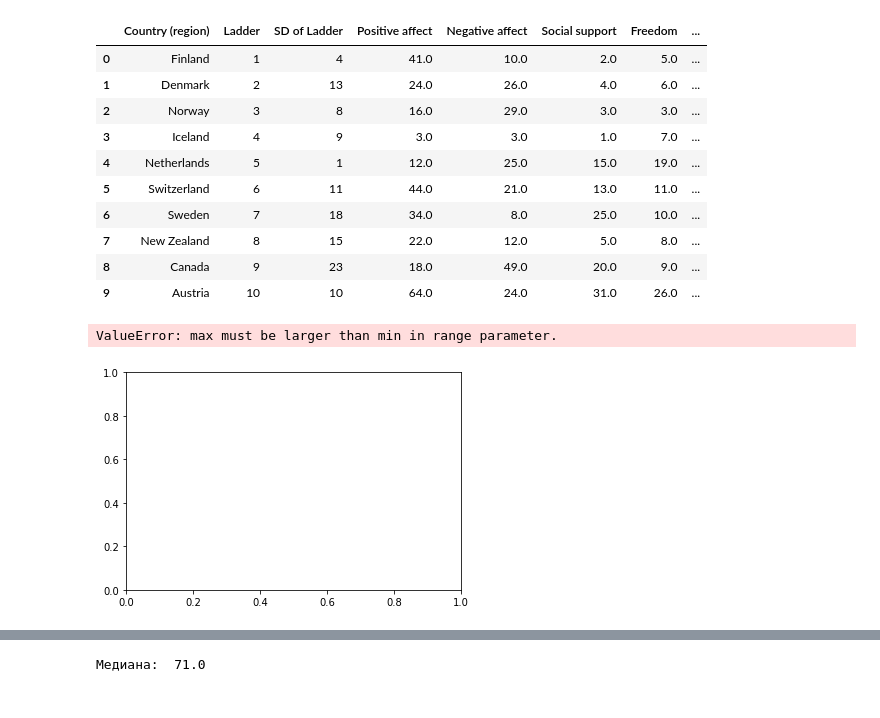
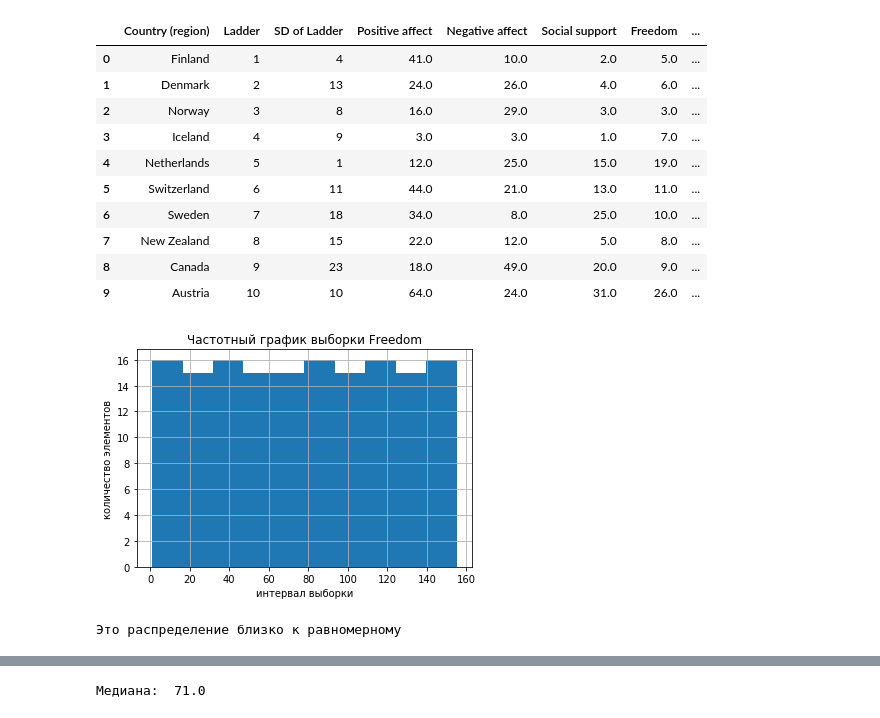
Before and after one commit to RSL161/PYDA_4, a Jupyter notebook: HW_01yu.ipynb, the cells around one changed output, grey strips where cells are left out. Saved outputs shown, nothing was run; the diff lists cells and outputs as text; code cells hidden in the pictures.

```diff
--- a/HW_01yu.ipynb
+++ b/HW_01yu.ipynb
@@ -39,12 +39,16 @@ df.head(10)
 # %%
 # Построить частотный график для двух параметров: Freedom и positive affect. Какое это распределение?
 # plt.hist - строит частотный график выборки, разбивая значения выборки на равные интервалы
-plt.hist(df['Positive affect'],200)
+plt.hist(df['Freedom'].dropna())
 plt.xlabel('интервал выборки')
 plt.ylabel('количество элементов')
 plt.title('Частотный график выборки Freedom')
 plt.grid(True)
 plt.show()
+
+print('Это распределение близко к равномерному')
+
+# оказывается проблема была в NaN
 # %% [output]
+[figure, new version]
-ValueError: max must be larger than min in range parameter.
+Это распределение близко к равномерному
-[figure, old version]
```
Also changed, not shown: parts of 11 cells of this notebook.
